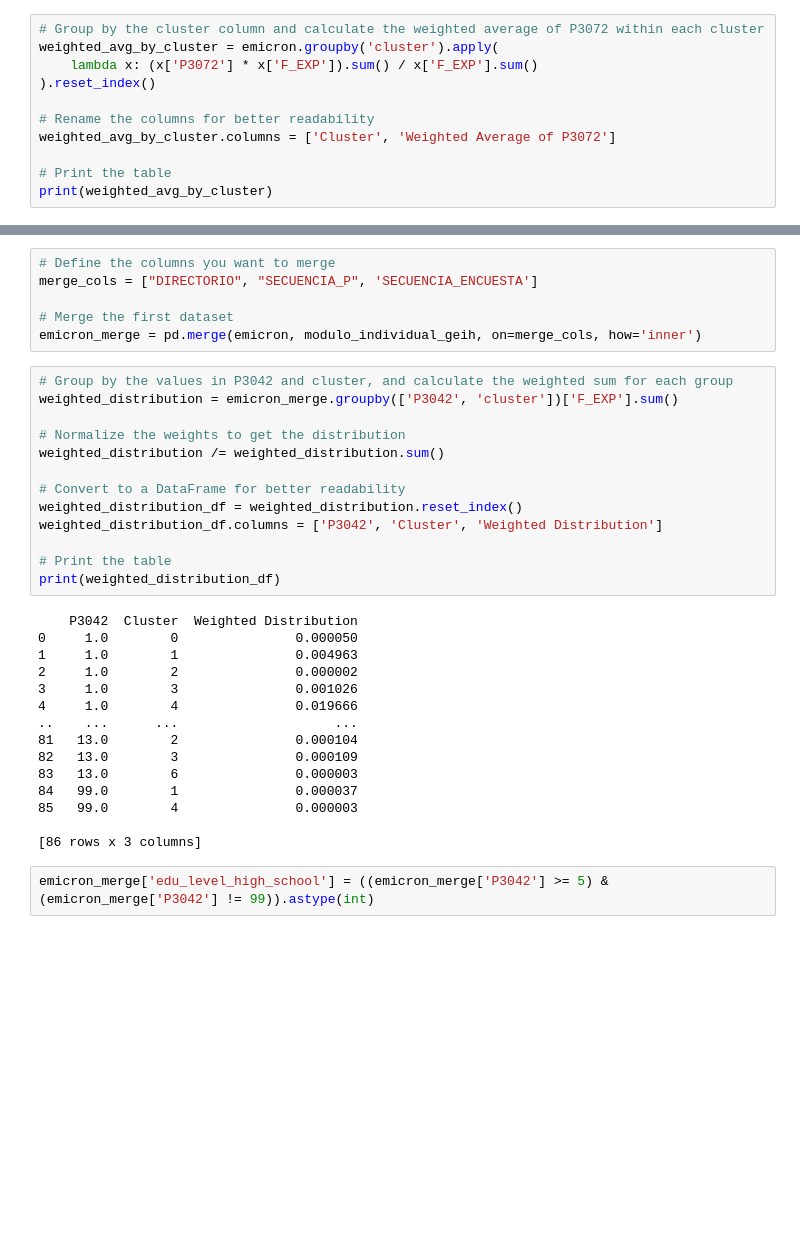
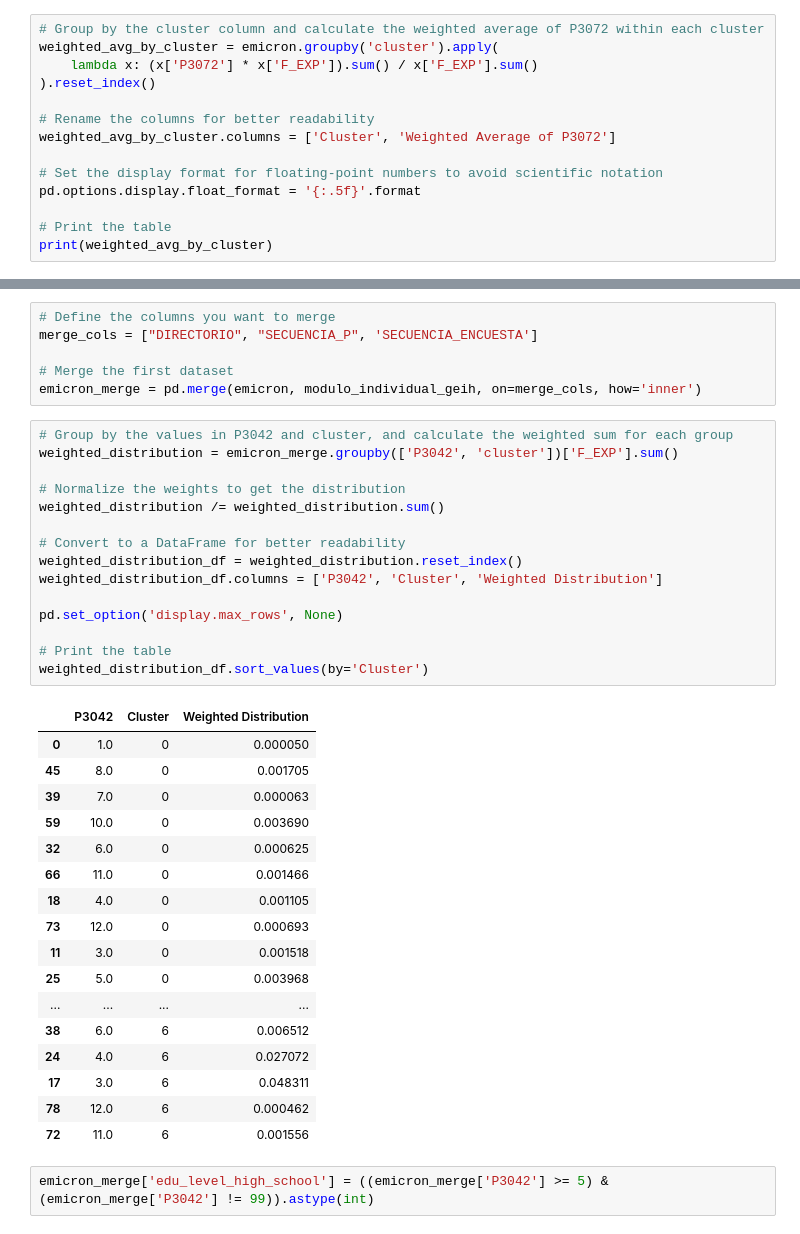
Before and after one commit to rbenzecry/SME-informal-sector-colombia, a Jupyter notebook: Project/04_analysis_natives/Code/01_analysis_clusters_natives.ipynb, the cells around one changed output, grey strips where cells are left out. Saved outputs shown, nothing was run; the diff lists cells and outputs as text; blank space fills up the shorter version.

```diff
--- a/Project/04_analysis_natives/Code/01_analysis_clusters_natives.ipynb
+++ b/Project/04_analysis_natives/Code/01_analysis_clusters_natives.ipynb
@@ -847,6 +847,9 @@ weighted_avg_by_cluster = emicron.groupby('cluster').apply(
 # Rename the columns for better readability
 weighted_avg_by_cluster.columns = ['Cluster', 'Weighted Average of P3072']
 
+# Set the display format for floating-point numbers to avoid scientific notation
+pd.options.display.float_format = '{:.5f}'.format
+
 # Print the table
 print(weighted_avg_by_cluster)
 # %% [output]
@@ -1485,31 +1488,36 @@ emicron_merge = pd.merge(emicron, modulo_individual_geih, on=merge_cols, how='in
 # %%
 # Group by the values in P3042 and cluster, and calculate the weighted sum for each group
 weighted_distribution = emicron_merge.groupby(['P3042', 'cluster'])['F_EXP'].sum()
 
 # Normalize the weights to get the distribution
 weighted_distribution /= weighted_distribution.sum()
 
 # Convert to a DataFrame for better readability
 weighted_distribution_df = weighted_distribution.reset_index()
 weighted_distribution_df.columns = ['P3042', 'Cluster', 'Weighted Distribution']
 
+pd.set_option('display.max_rows', None)
+
 # Print the table
-print(weighted_distribution_df)
+weighted_distribution_df.sort_values(by='Cluster')
 # %% [output]
-    P3042  Cluster  Weighted Distribution
-0     1.0        0               0.000050
-1     1.0        1               0.004963
-2     1.0        2               0.000002
-3     1.0        3               0.001026
-4     1.0        4               0.019666
-..    ...      ...                    ...
-81   13.0        2               0.000104
-82   13.0        3               0.000109
-83   13.0        6               0.000003
-84   99.0        1               0.000037
-85   99.0        4               0.000003
-
-[86 rows x 3 columns]
+|  | P3042 | Cluster | Weighted Distribution |
+| 0 | 1.0 | 0 | 0.000050 |
+| 45 | 8.0 | 0 | 0.001705 |
+| 39 | 7.0 | 0 | 0.000063 |
+| 59 | 10.0 | 0 | 0.003690 |
+| 32 | 6.0 | 0 | 0.000625 |
+| 66 | 11.0 | 0 | 0.001466 |
+| 18 | 4.0 | 0 | 0.001105 |
+| 73 | 12.0 | 0 | 0.000693 |
+| 11 | 3.0 | 0 | 0.001518 |
+| 25 | 5.0 | 0 | 0.003968 |
+| ... | ... | ... | ... |
+| 38 | 6.0 | 6 | 0.006512 |
+| 24 | 4.0 | 6 | 0.027072 |
+| 17 | 3.0 | 6 | 0.048311 |
+| 78 | 12.0 | 6 | 0.000462 |
+| 72 | 11.0 | 6 | 0.001556 |
 # %%
 emicron_merge['edu_level_high_school'] = ((emicron_merge['P3042'] >= 5) & (emicron_merge['P3042'] != 99)).astype(int)
 # %%
```
Also changed, not shown: parts of 12 cells of this notebook.
